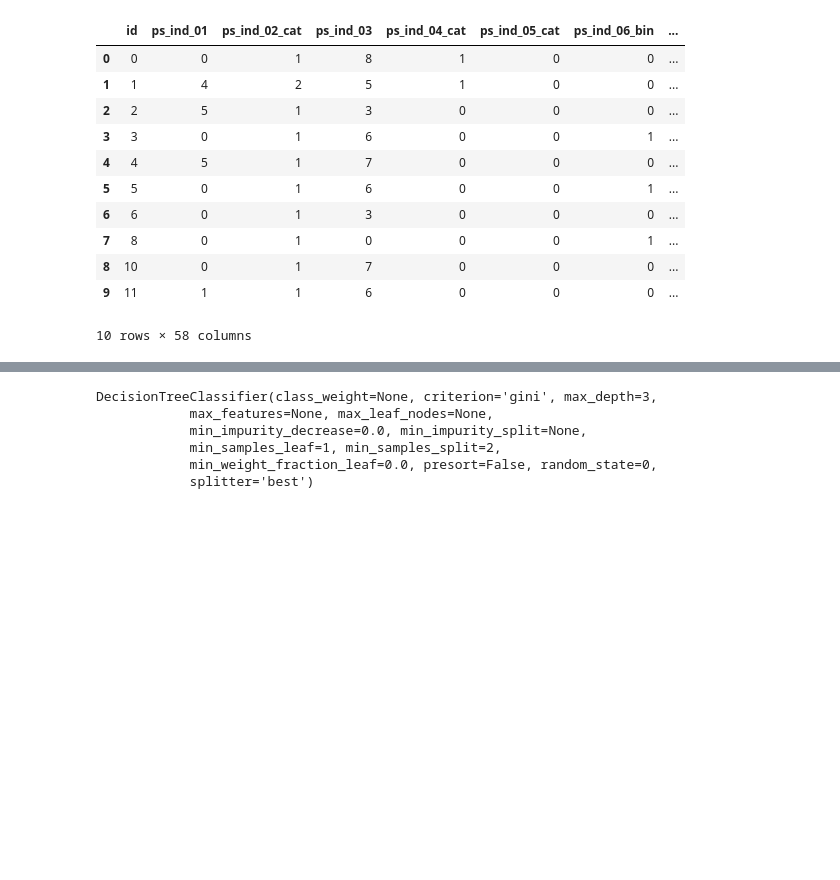
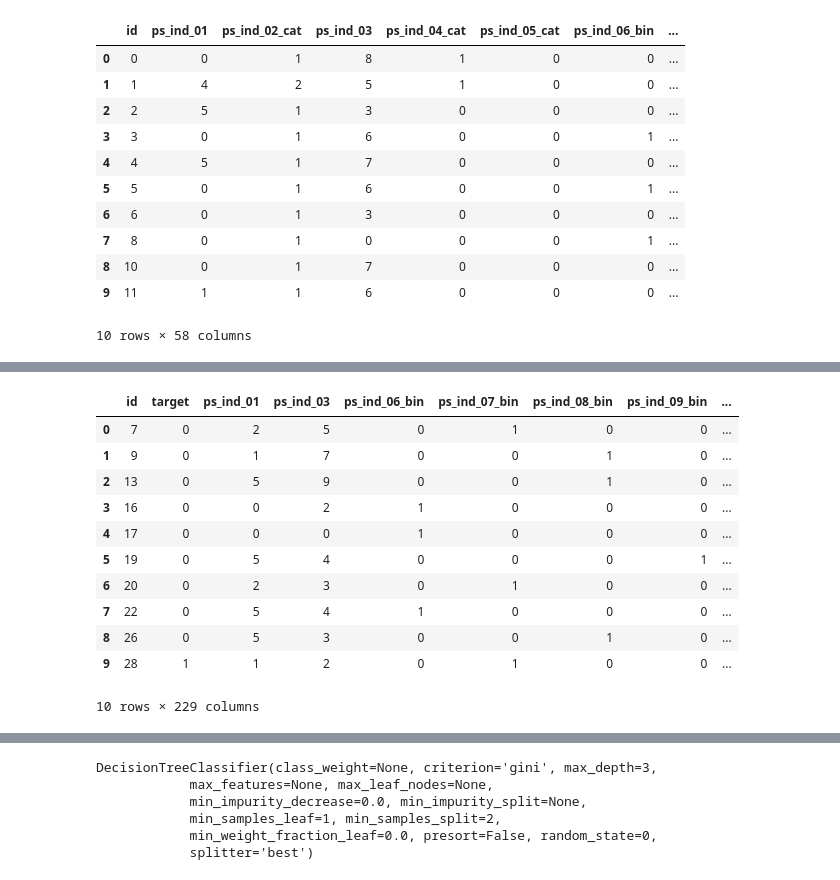
Before and after one commit to fabianoyoschitaki/porto-seguro-safe-driver-kaggle, a Jupyter notebook: porto-seguro-jupyter-notebook.ipynb, the cells around one changed output, grey strips where cells are left out. Cells and saved outputs as stored; diff of their text form; code cells hidden in the pictures; blank space fills up the shorter version.

```diff
--- a/porto-seguro-jupyter-notebook.ipynb
+++ b/porto-seguro-jupyter-notebook.ipynb
@@ -35,2 +80,53 @@ test.head(10)
+# %%
+#Criação de novo DataFrame a partir de One-Hot encoding
+new_data_train = pd.get_dummies(
+    data=train,
+    prefix=['ps_ind_02_cat_encoded', 'ps_ind_04_cat_encoded',
+            'ps_ind_05_cat_encoded', 'ps_car_01_cat_encoded',
+            'ps_car_02_cat_encoded', 'ps_car_03_cat_encoded',
+            'ps_car_04_cat_encoded', 'ps_car_05_cat_encoded',
+            'ps_car_06_cat_encoded', 'ps_car_07_cat_encoded',
+            'ps_car_08_cat_encoded', 'ps_car_09_cat_encoded',
+            'ps_car_10_cat_encoded', 'ps_car_11_cat_encoded'],
+    columns=['ps_ind_02_cat', 'ps_ind_04_cat',
+            'ps_ind_05_cat', 'ps_car_01_cat',
+            'ps_car_02_cat', 'ps_car_03_cat',
+            'ps_car_04_cat', 'ps_car_05_cat',
+            'ps_car_06_cat', 'ps_car_07_cat',
+            'ps_car_08_cat', 'ps_car_09_cat',
+            'ps_car_10_cat', 'ps_car_11_cat'])
+
+#Criação de novo DataFrame a partir de One-Hot encoding
+new_data_test = pd.get_dummies(
+    data=test,
+    prefix=['ps_ind_02_cat_encoded', 'ps_ind_04_cat_encoded',
+            'ps_ind_05_cat_encoded', 'ps_car_01_cat_encoded',
+            'ps_car_02_cat_encoded', 'ps_car_03_cat_encoded',
+            'ps_car_04_cat_encoded', 'ps_car_05_cat_encoded',
+            'ps_car_06_cat_encoded', 'ps_car_07_cat_encoded',
+            'ps_car_08_cat_encoded', 'ps_car_09_cat_encoded',
+            'ps_car_10_cat_encoded', 'ps_car_11_cat_encoded'],
+    columns=['ps_ind_02_cat', 'ps_ind_04_cat',
+            'ps_ind_05_cat', 'ps_car_01_cat',
+            'ps_car_02_cat', 'ps_car_03_cat',
+            'ps_car_04_cat', 'ps_car_05_cat',
+            'ps_car_06_cat', 'ps_car_07_cat',
+            'ps_car_08_cat', 'ps_car_09_cat',
+            'ps_car_10_cat', 'ps_car_11_cat'])
+
+new_data_train.head(10)
+# %% [output]
+|  | id | target | ps_ind_01 | ps_ind_03 | ps_ind_06_bin | ps_ind_07_bin | ps_ind_08_bin | ps_ind_09_bin | ... |
+| 0 | 7 | 0 | 2 | 5 | 0 | 1 | 0 | 0 | ... |
+| 1 | 9 | 0 | 1 | 7 | 0 | 0 | 1 | 0 | ... |
+| 2 | 13 | 0 | 5 | 9 | 0 | 0 | 1 | 0 | ... |
+| 3 | 16 | 0 | 0 | 2 | 1 | 0 | 0 | 0 | ... |
+| 4 | 17 | 0 | 0 | 0 | 1 | 0 | 0 | 0 | ... |
+| 5 | 19 | 0 | 5 | 4 | 0 | 0 | 0 | 1 | ... |
+| 6 | 20 | 0 | 2 | 3 | 0 | 1 | 0 | 0 | ... |
+| 7 | 22 | 0 | 5 | 4 | 1 | 0 | 0 | 0 | ... |
+| 8 | 26 | 0 | 5 | 3 | 0 | 0 | 1 | 0 | ... |
+| 9 | 28 | 1 | 1 | 2 | 0 | 1 | 0 | 0 | ... |
+10 rows × 229 columns
 # %%
 #Proporção de target 1 e 0
```
Also changed, not shown: parts of 15 cells of this notebook.
